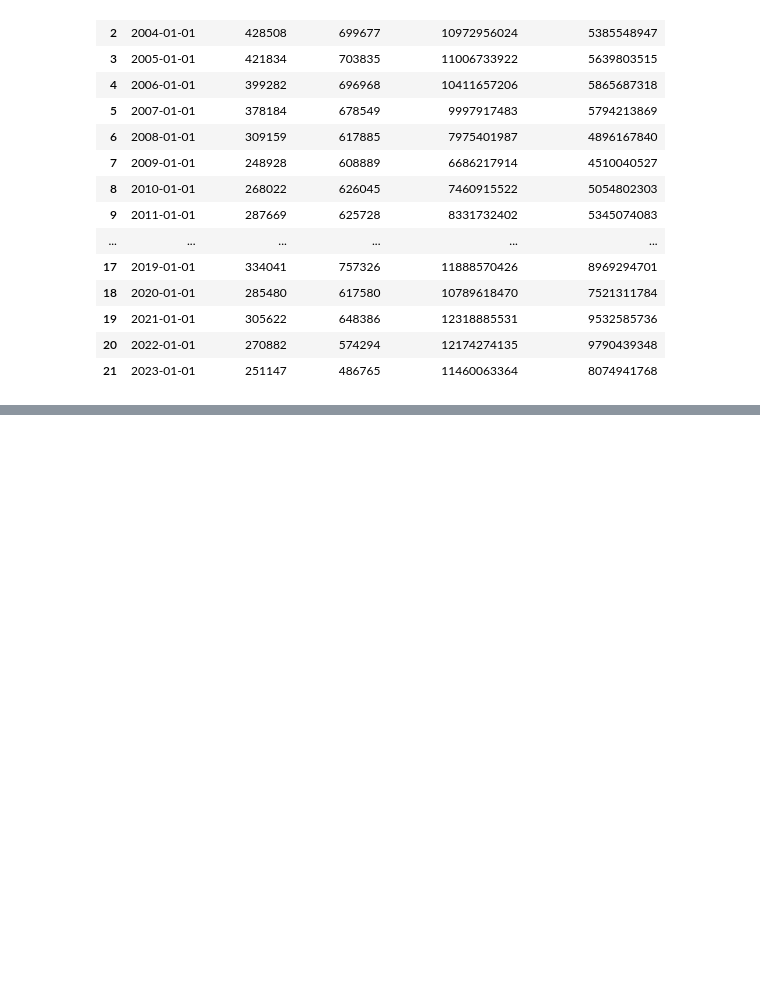
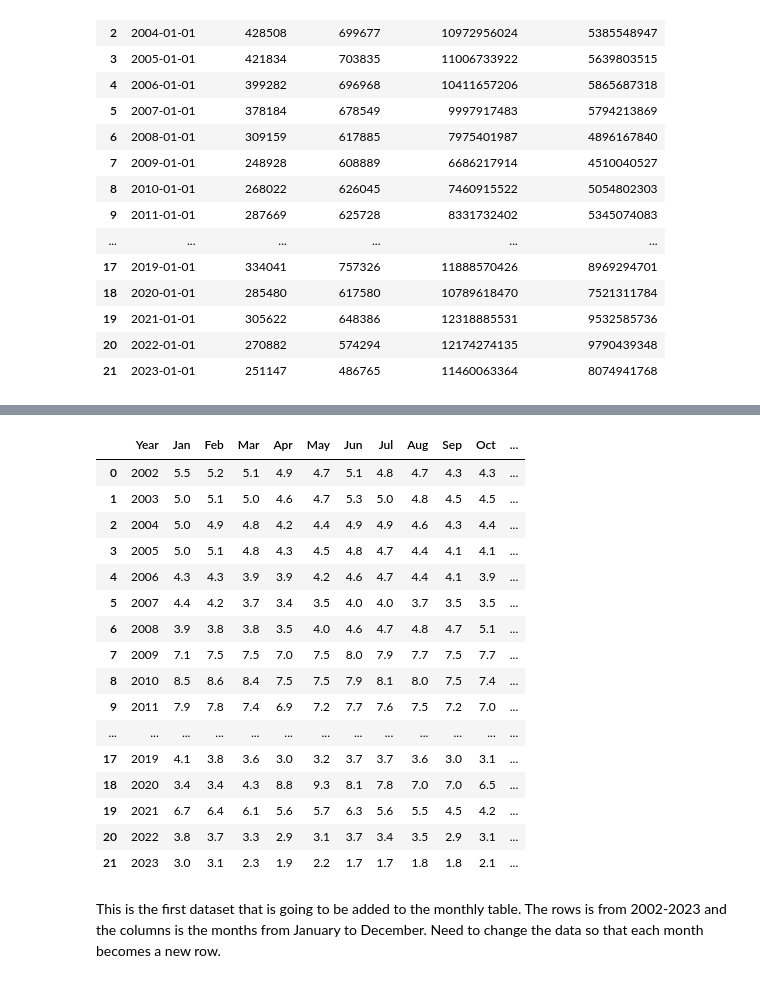
Before and after one commit to bennicholson2/Maryland-Car-Sales-Data, a Jupyter notebook: sales_project_chapters/sales_project_chapter_0.ipynb, the cells around one changed output, grey strips where cells are left out. Drawn from its saved outputs; the diff is of its cells as text; code cells hidden in the pictures; blank space fills up the shorter version.

Commit message:
Completed data preparation - chapter 0

```diff
--- a/sales_project_chapters/sales_project_chapter_0.ipynb
+++ b/sales_project_chapters/sales_project_chapter_0.ipynb
@@ -209,0 +785,24 @@ The two files sales_data_month and sales_data_year have been saved in the car_sa
+# %%
+#Import Data for unemployment (not seasonally adjusted) in Maryland from the raw datasets folder
+unemployment_not_sa = pd.read_excel('/Users/ben_nicholson/Visual_Code_Projects/Personal_Projects/Maryland Car Sales Data/raw_datasets/unemployment_not_seasonally_adjusted.xlsx')
+unemployment_not_sa
+# %% [output]
+|  | Year | Jan | Feb | Mar | Apr | May | Jun | Jul | Aug | Sep | Oct | ... |
+| 0 | 2002 | 5.5 | 5.2 | 5.1 | 4.9 | 4.7 | 5.1 | 4.8 | 4.7 | 4.3 | 4.3 | ... |
+| 1 | 2003 | 5.0 | 5.1 | 5.0 | 4.6 | 4.7 | 5.3 | 5.0 | 4.8 | 4.5 | 4.5 | ... |
+| 2 | 2004 | 5.0 | 4.9 | 4.8 | 4.2 | 4.4 | 4.9 | 4.9 | 4.6 | 4.3 | 4.4 | ... |
+| 3 | 2005 | 5.0 | 5.1 | 4.8 | 4.3 | 4.5 | 4.8 | 4.7 | 4.4 | 4.1 | 4.1 | ... |
+| 4 | 2006 | 4.3 | 4.3 | 3.9 | 3.9 | 4.2 | 4.6 | 4.7 | 4.4 | 4.1 | 3.9 | ... |
+| 5 | 2007 | 4.4 | 4.2 | 3.7 | 3.4 | 3.5 | 4.0 | 4.0 | 3.7 | 3.5 | 3.5 | ... |
+| 6 | 2008 | 3.9 | 3.8 | 3.8 | 3.5 | 4.0 | 4.6 | 4.7 | 4.8 | 4.7 | 5.1 | ... |
+| 7 | 2009 | 7.1 | 7.5 | 7.5 | 7.0 | 7.5 | 8.0 | 7.9 | 7.7 | 7.5 | 7.7 | ... |
+| 8 | 2010 | 8.5 | 8.6 | 8.4 | 7.5 | 7.5 | 7.9 | 8.1 | 8.0 | 7.5 | 7.4 | ... |
+| 9 | 2011 | 7.9 | 7.8 | 7.4 | 6.9 | 7.2 | 7.7 | 7.6 | 7.5 | 7.2 | 7.0 | ... |
+| ... | ... | ... | ... | ... | ... | ... | ... | ... | ... | ... | ... | ... |
+| 17 | 2019 | 4.1 | 3.8 | 3.6 | 3.0 | 3.2 | 3.7 | 3.7 | 3.6 | 3.0 | 3.1 | ... |
+| 18 | 2020 | 3.4 | 3.4 | 4.3 | 8.8 | 9.3 | 8.1 | 7.8 | 7.0 | 7.0 | 6.5 | ... |
+| 19 | 2021 | 6.7 | 6.4 | 6.1 | 5.6 | 5.7 | 6.3 | 5.6 | 5.5 | 4.5 | 4.2 | ... |
+| 20 | 2022 | 3.8 | 3.7 | 3.3 | 2.9 | 3.1 | 3.7 | 3.4 | 3.5 | 2.9 | 3.1 | ... |
+| 21 | 2023 | 3.0 | 3.1 | 2.3 | 1.9 | 2.2 | 1.7 | 1.7 | 1.8 | 1.8 | 2.1 | ... |
+# %% [markdown]
+This is the first dataset that is going to be added to the monthly table. The rows is from 2002-2023 and the columns is the months from January to December. Need to change the data so that each month becomes a new row.
```
Also changed, not shown: parts of 63 cells of this notebook, 16 other files.
